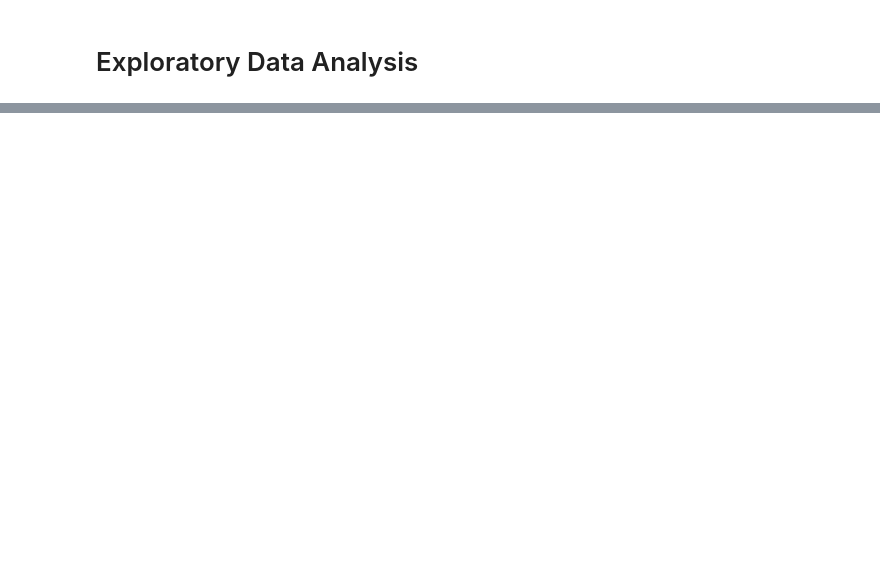
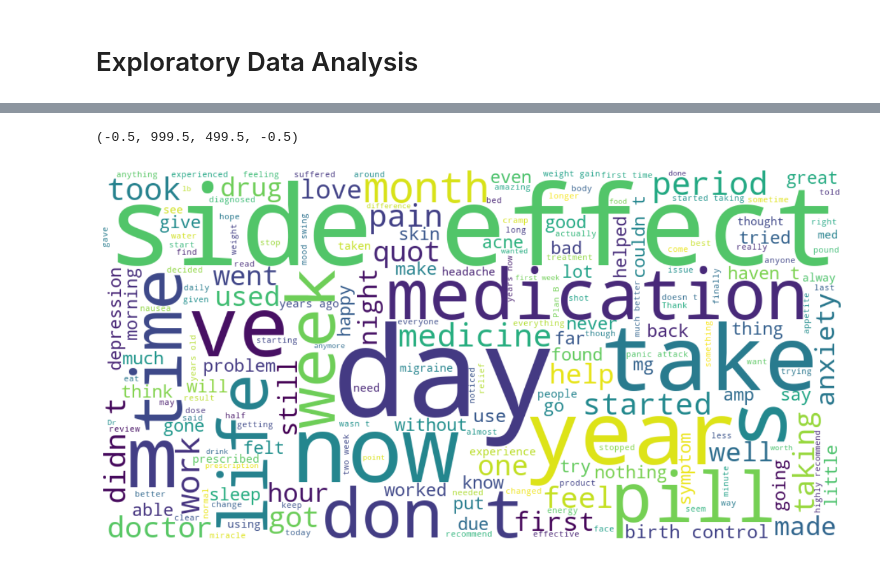
Before and after one commit to ArslanAmanov/AI-ML-DL, a Jupyter notebook: Kaggle Projects /UCI ML drug dataset/uci_ml drug test project.ipynb, the cells around one changed output, grey strips where cells are left out. Cells and saved outputs as stored; diff of their text form; code cells hidden in the pictures; blank space fills up the shorter version.

```diff
--- a/Kaggle Projects /UCI ML drug dataset/uci_ml drug test project.ipynb
+++ b/Kaggle Projects /UCI ML drug dataset/uci_ml drug test project.ipynb
@@ -211,0 +266,12 @@ sns_1.set_xlabel('Ratings', fontsize=16) # setting the x label of the plot
+# %%
+# word cloud of the reviews with rating equal to 10
+
+df_rate_ten = df_data.loc[df_data['rating'] == 10, 'review'] # selecting the reviews with rating equal to 10
+k = (' '.join(df_rate_ten)) # joining all the reviews into a single string
+wordcloud = WordCloud(width = 1000, height = 500, background_color='white').generate(k) # creating the word cloud
+plt.figure(figsize=(15,8)) # setting the figure size
+plt.imshow(wordcloud, interpolation="bilinear") # displaying the word cloud
+plt.axis("off") # removing the axis
+# %% [output]
+(-0.5, 999.5, 499.5, -0.5)
+[figure, added]
```
Also changed, not shown: parts of 11 cells of this notebook.
